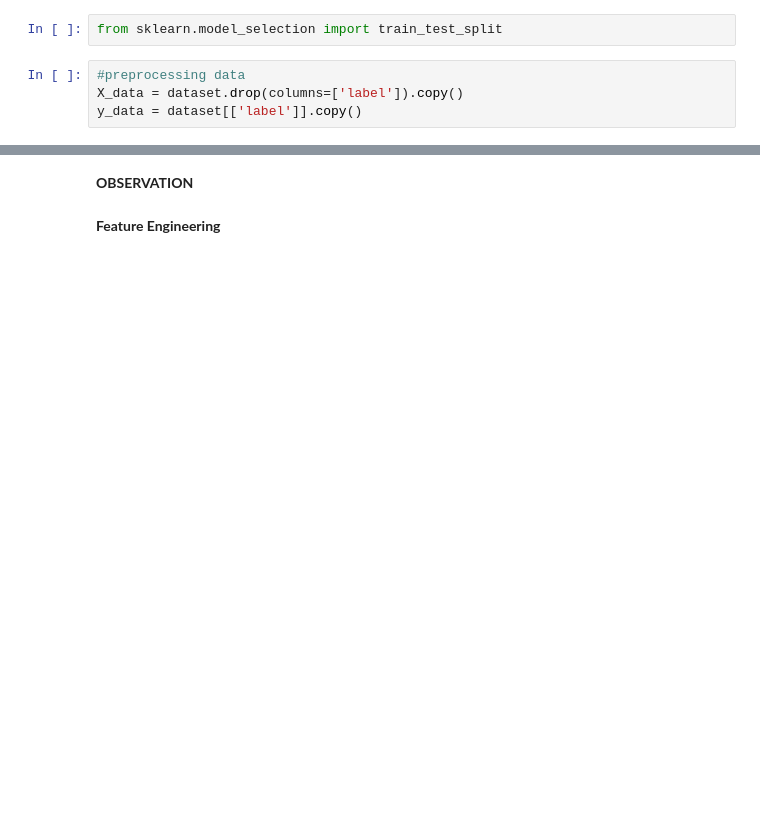
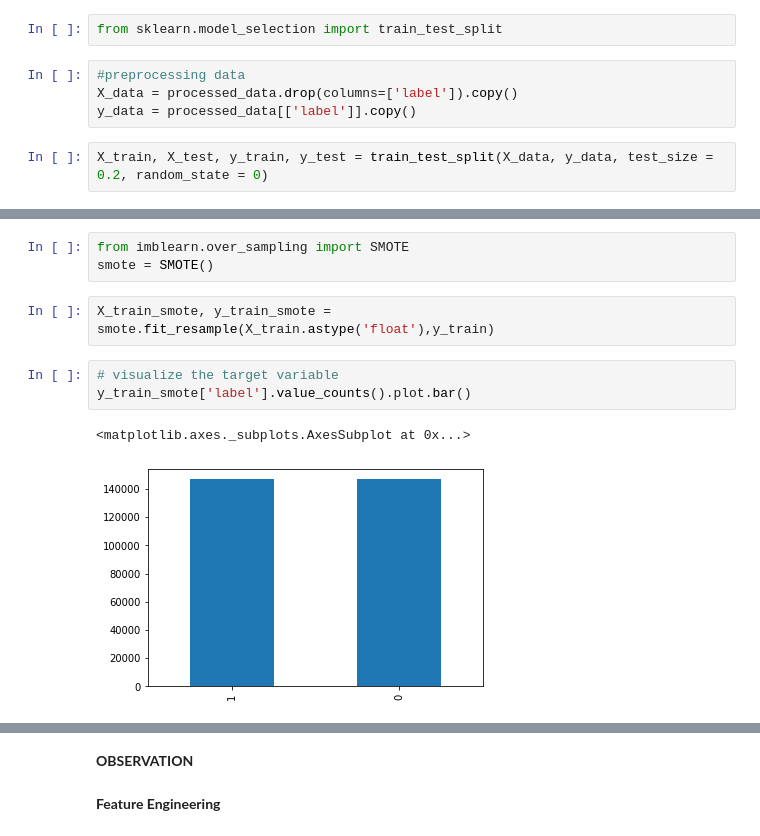
Before and after one commit to yokesh412/EMI-Default-Prediction, a Jupyter notebook: Mini_project.ipynb, the cells around one changed output, grey strips where cells are left out. Saved outputs shown, nothing was run; the diff lists cells and outputs as text; blank space fills up the shorter version.

```diff
--- a/Mini_project.ipynb
+++ b/Mini_project.ipynb
@@ -180,5 +259,7 @@ dataset = dataset[dataset.payback30 > 0]
 from sklearn.model_selection import train_test_split
 # %%
 #preprocessing data
-X_data = dataset.drop(columns=['label']).copy()
-y_data = dataset[['label']].copy()
+X_data = processed_data.drop(columns=['label']).copy()
+y_data = processed_data[['label']].copy()
+# %%
+X_train, X_test, y_train, y_test = train_test_split(X_data, y_data, test_size = 0.2, random_state = 0)
@@ -184,0 +277,11 @@ y_data = dataset[['label']].copy()
+# %%
+from imblearn.over_sampling import SMOTE
+smote = SMOTE()
+# %%
+X_train_smote, y_train_smote = smote.fit_resample(X_train.astype('float'),y_train)
+# %%
+# visualize the target variable
+y_train_smote['label'].value_counts().plot.bar()
+# %% [output]
+<matplotlib.axes._subplots.AxesSubplot at 0x...>
+[figure, added]
```
Also changed, not shown: parts of 26 cells of this notebook.
